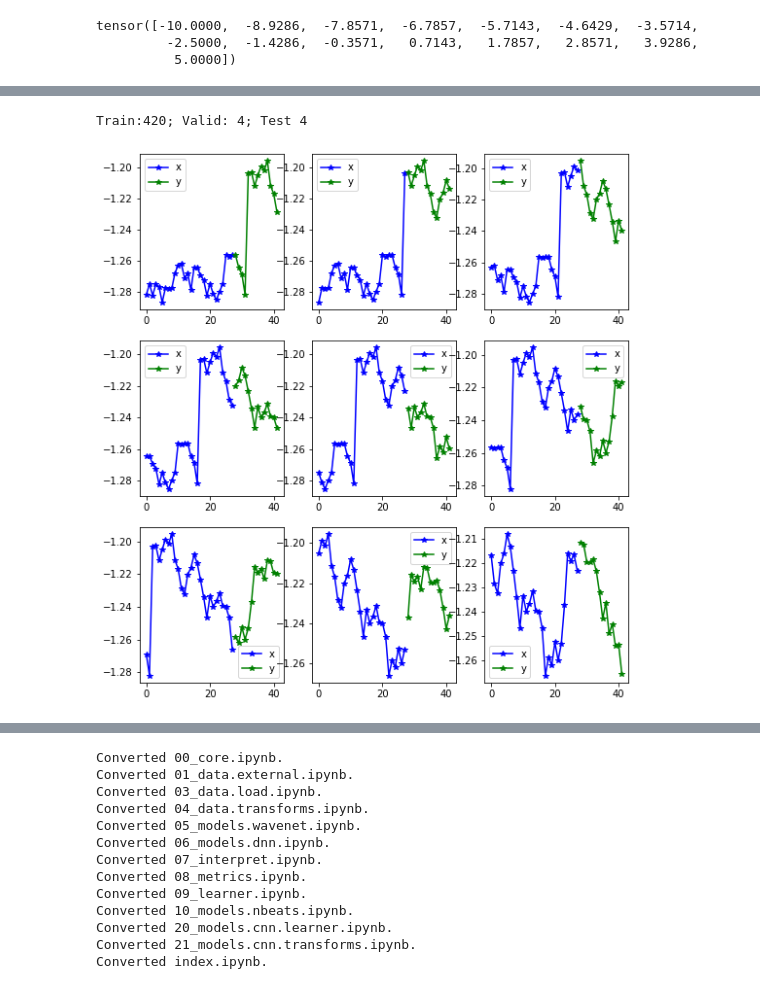
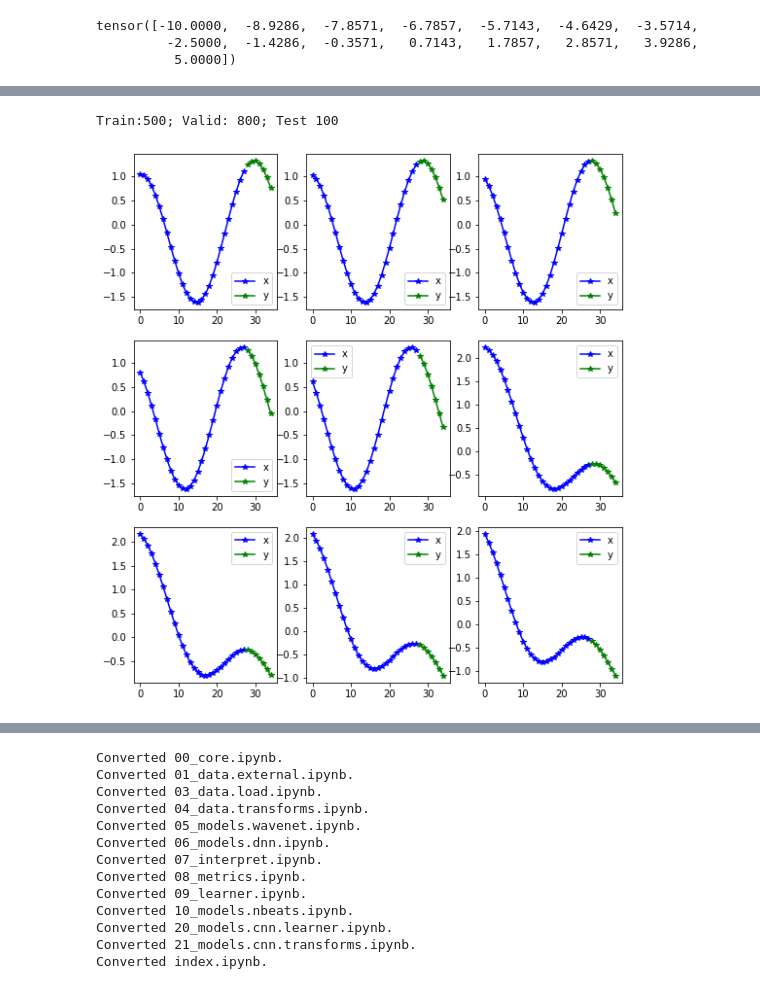
Before and after one commit to takotab/fastseq, a Jupyter notebook: nbs/10_models.nbeats.ipynb, the cells around one changed output, grey strips where cells are left out. Drawn from its saved outputs; the diff is of its cells as text; code cells hidden in the pictures.

```diff
--- a/nbs/10_models.nbeats.ipynb
+++ b/nbs/10_models.nbeats.ipynb
@@ -305,8 +331 @@ def nbeats_learner(dbunch:TSDataBunch, output_channels=None, metrics=None,cbs=No
     return learn
-# %%
-path = untar_data(URLs.m4_daily)
-data = TSDataBunch.from_folder(path, horizon = 14, lookback = 28, bs = 64, step=5, nrows=4, norm=True, device = 'cuda')
-data.show_batch()
-# %% [output]
-Train:420; Valid: 4; Test 4
-[figure, removed]
@@ -315 +332,9 @@ a = [(np.mean(o[0].data.cpu().numpy()),np.std(o[0].data.cpu().numpy()) ) for o i
+# %%
+from fastseq.data.external import *
+items = dummy_data_generator(50, 10, nrows=100)
+data = TSDataBunch.from_items(items, horizon = 7)
+data.show_batch()
+# %% [output]
+Train:500; Valid: 800; Test 100
+[figure, added]
 # %%
```
Also changed, not shown: parts of 18 cells of this notebook, 7 other files.
